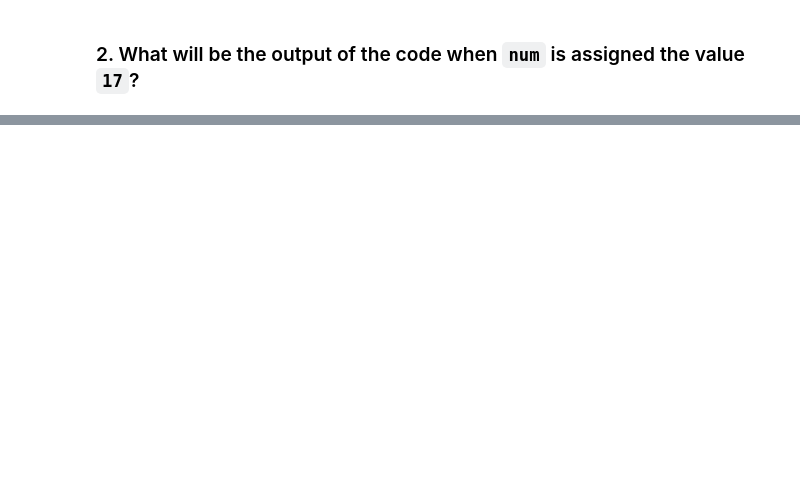
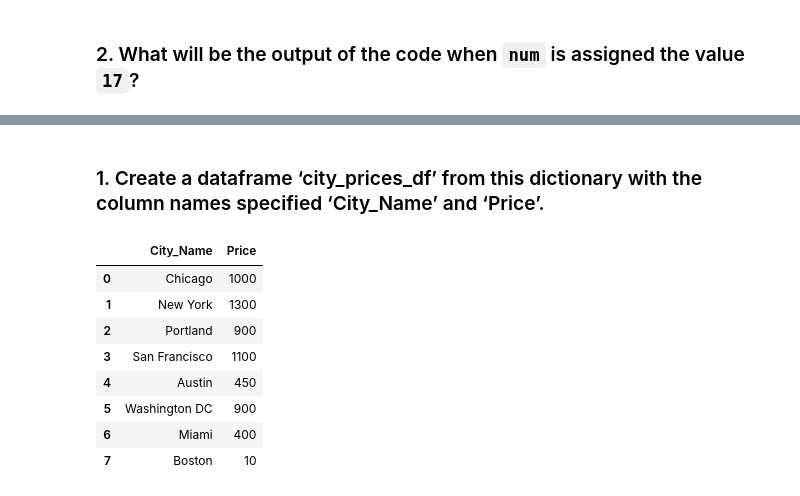
Before and after one commit to rifson/Python-Course, a Jupyter notebook: PRACTICE/PRACTICE_QUESTIONS.ipynb, the cells around one changed output, grey strips where cells are left out. Saved outputs shown, nothing was run; the diff lists cells and outputs as text; code cells hidden in the pictures; blank space fills up the shorter version.

```diff
--- a/PRACTICE/PRACTICE_QUESTIONS.ipynb
+++ b/PRACTICE/PRACTICE_QUESTIONS.ipynb
@@ -52,0 +202,2 @@ print(is_even)
+# %% [markdown]
+### 1. Create a dataframe ‘city_prices_df’ from this dictionary with the column names specified ‘City_Name’ and ‘Price’.
@@ -52,0 +216,12 @@ print(is_even)
+# %%
+city_prices_df
+# %% [output]
+|  | City_Name | Price |
+| 0 | Chicago | 1000 |
+| 1 | New York | 1300 |
+| 2 | Portland | 900 |
+| 3 | San Francisco | 1100 |
+| 4 | Austin | 450 |
+| 5 | Washington DC | 900 |
+| 6 | Miami | 400 |
+| 7 | Boston | 10 |
```
Also changed, not shown: parts of 42 cells of this notebook.
